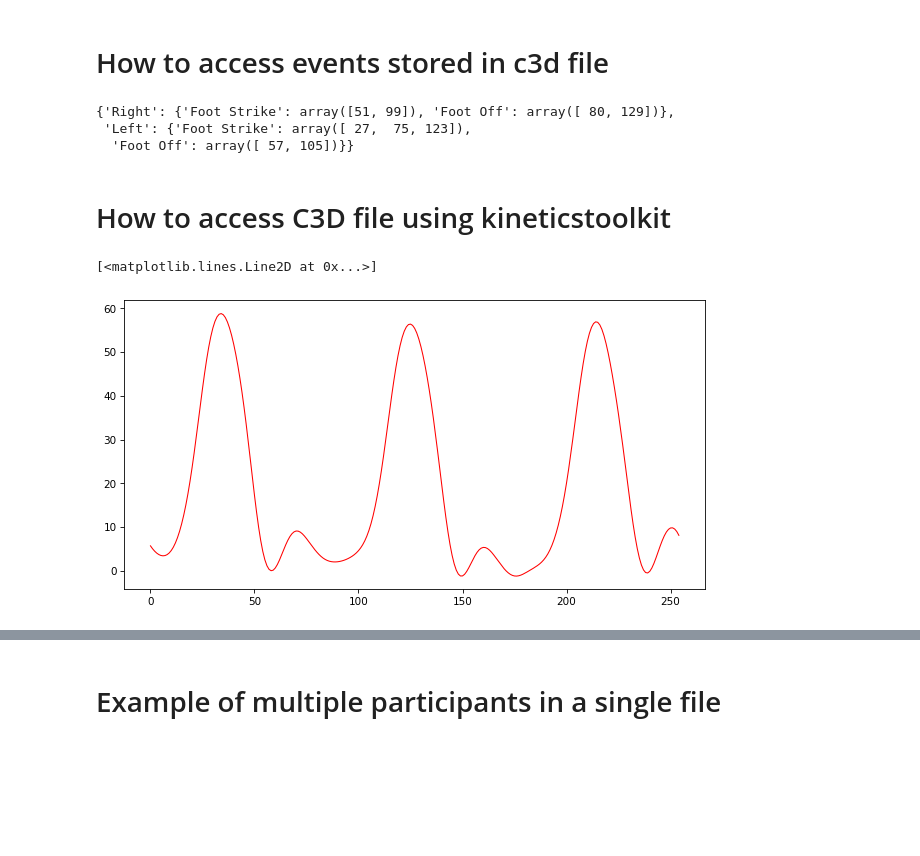
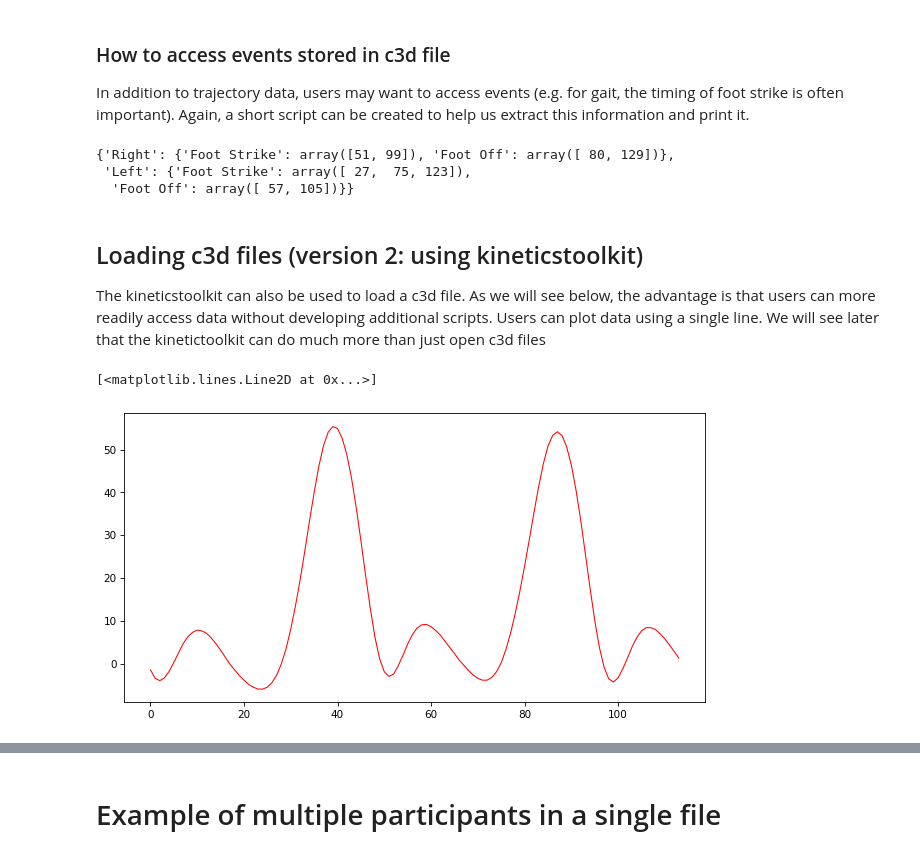
Before and after one commit to neurogeriatricskiel/esmac_2024, a Jupyter notebook: notebooks/ESMAC Python/marker_tutorial.ipynb, the cells around one changed output, grey strips where cells are left out. Cells and saved outputs as stored; diff of their text form; code cells hidden in the pictures; blank space fills up the shorter version.

```diff
--- a/notebooks/ESMAC Python/Python Course 01.ipynb
+++ b/notebooks/ESMAC Python/marker_tutorial.ipynb
@@ -54,5 +72,7 @@ plt.plot(data['A22:LKneeAngles'][0,:])
 # %% [markdown]
-# How to access events stored in c3d file
+### How to access events stored in c3d file
+
+In addition to trajectory data, users may want to access events (e.g. for gait, the timing of foot strike is often important). Again, a short script can be created to help us extract this information and print it.
 # %%
 # Initialize a dictionary to store events for left and right limbs
 events={'Right':{'Foot Strike':[],'Foot Off':[]},'Left':{'Foot Strike':[],'Foot Off':[]}}
@@ -79,19 +99,23 @@ events
  'Left': {'Foot Strike': array([ 27,  75, 123]),
   'Foot Off': array([ 57, 105])}}
 # %% [markdown]
-# How to access C3D file using kineticstoolkit
+## Loading c3d files (version 2: using kineticstoolkit)
+
+The kineticstoolkit can also be used to load a c3d file. As we will see below, the advantage is that users can more readily access data without developing additional scripts. Users can plot data using a single line. We will see later that the kinetictoolkit can do much more than just open c3d files
 # %%
 import kineticstoolkit.lab as ktk
 # %%
 # Read the C3D file data into a variable 'c3d_contents'
 # 'ktk.read_c3d()' is a function that reads a C3D file and returns its contents
-c3d_contents = ktk.read_c3d('sample data 1.c3d')
+c3d_file_path = 'gait-pig.c3d'  # Replace with your .c3d file path
+
+c3d_contents = ktk.read_c3d(c3d_file_path, convert_point_unit=True)
 
 # Plot the data for the 'RKneeAngles' point in the first dimension (x-axis).
 # 'Points' is a key in the 'c3d_contents' dictionary containing kinematic data.
-# '.data['RKneeAngles'][:, 0]' extracts the x-axis data (first dimension) of the 'RKneeAngles' point.
+# '.data['A22:RKneeAngles'][:, 0]' extracts the x-axis data (first dimension) of the 'RKneeAngles' point.
 # '*1000' is used to scale the data (e.g., converting meters to millimeters).
-plt.plot(c3d_contents['Points'].data['RKneeAngles'][:,0] * 1000)
+plt.plot(c3d_contents['Points'].data['A22:RKneeAngles'][:,0]*1000)
 # %% [output]
 [<matplotlib.lines.Line2D at 0x...>]
-[figure, old version]
+[figure, new version]
```
Also changed, not shown: parts of 9 cells of this notebook.
